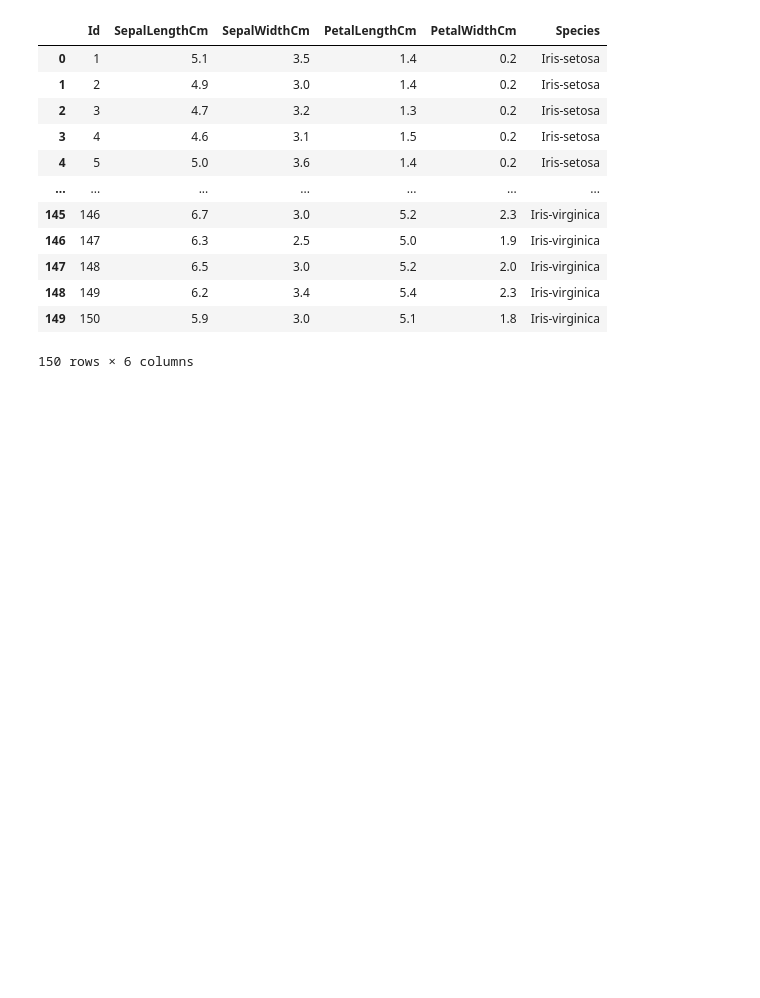
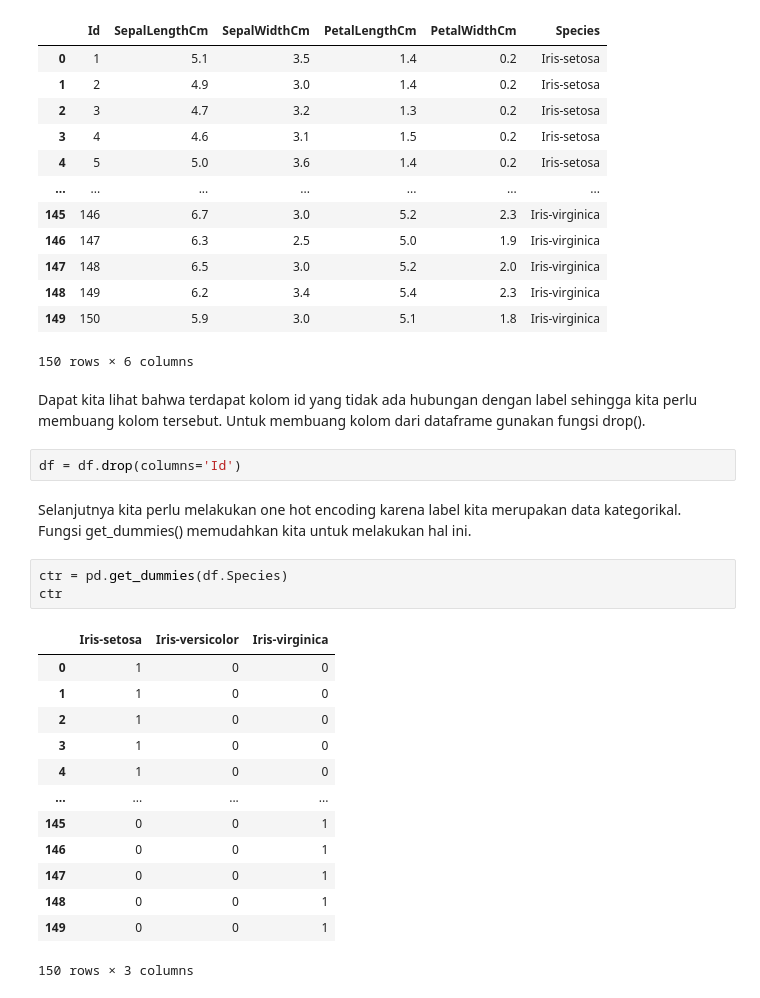
Before and after one commit to rhedi/Dicoding_BelajarPengembanganMachineLearning, a Jupyter notebook: Belajar pengembangan Machine Learning/Menggunakan_model.ipynb, the cells around one changed output. Saved outputs shown, nothing was run; the diff lists cells and outputs as text; blank space fills up the shorter version.

```diff
--- a/Belajar pengembangan Machine Learning/Menggunakan_model.ipynb
+++ b/Belajar pengembangan Machine Learning/Menggunakan_model.ipynb
@@ -224,3 +224,26 @@ df
 | 148 | 149 | 6.2 | 3.4 | 5.4 | 2.3 | Iris-virginica |
 | 149 | 150 | 5.9 | 3.0 | 5.1 | 1.8 | Iris-virginica |
 150 rows × 6 columns
+# %% [markdown]
+Dapat kita lihat bahwa terdapat kolom id yang tidak ada hubungan dengan label sehingga kita perlu membuang kolom tersebut. Untuk membuang kolom dari dataframe gunakan fungsi drop().
+# %%
+df = df.drop(columns='Id')
+# %% [markdown]
+Selanjutnya kita perlu melakukan one hot encoding karena label kita merupakan data kategorikal. Fungsi get_dummies() memudahkan kita untuk melakukan hal ini.
+# %%
+ctr = pd.get_dummies(df.Species)
+ctr
+# %% [output]
+|  | Iris-setosa | Iris-versicolor | Iris-virginica |
+| 0 | 1 | 0 | 0 |
+| 1 | 1 | 0 | 0 |
+| 2 | 1 | 0 | 0 |
+| 3 | 1 | 0 | 0 |
+| 4 | 1 | 0 | 0 |
+| ... | ... | ... | ... |
+| 145 | 0 | 0 | 1 |
+| 146 | 0 | 0 | 1 |
+| 147 | 0 | 0 | 1 |
+| 148 | 0 | 0 | 1 |
+| 149 | 0 | 0 | 1 |
+150 rows × 3 columns
```
Also changed, not shown: parts of 18 cells of this notebook.
